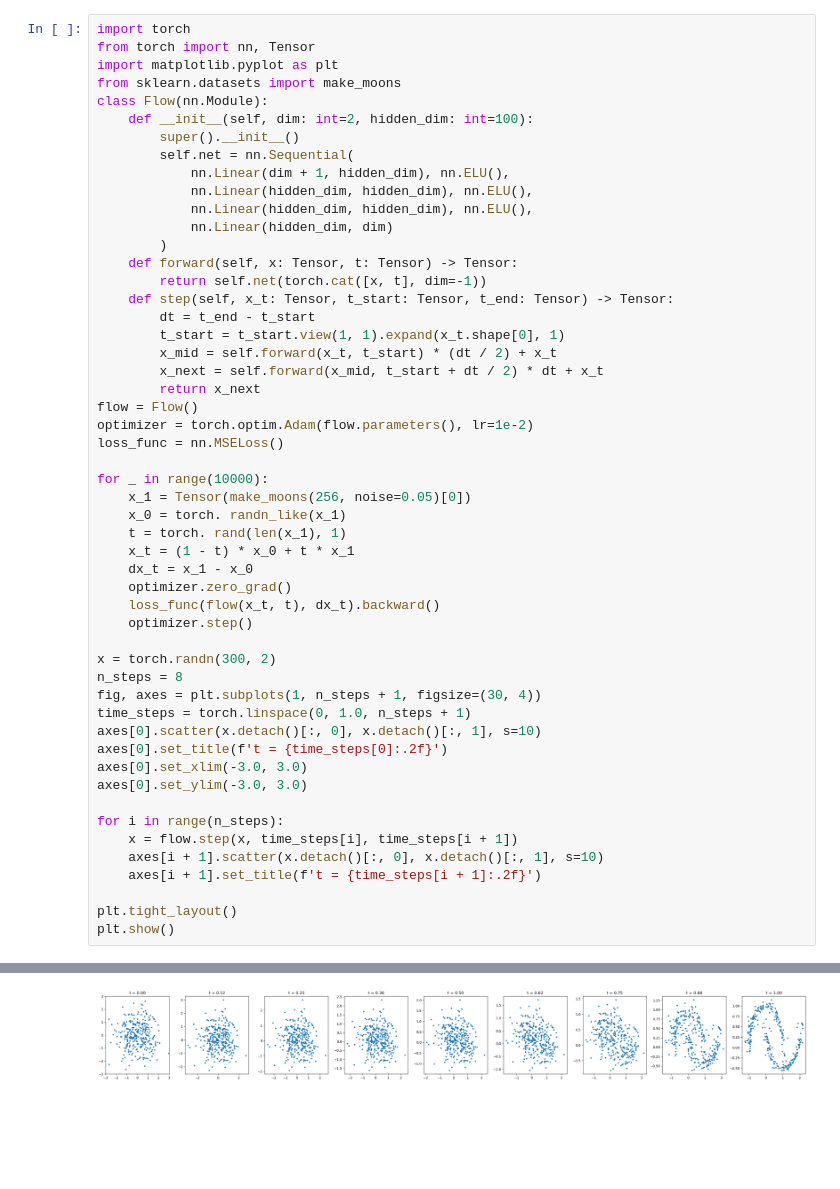
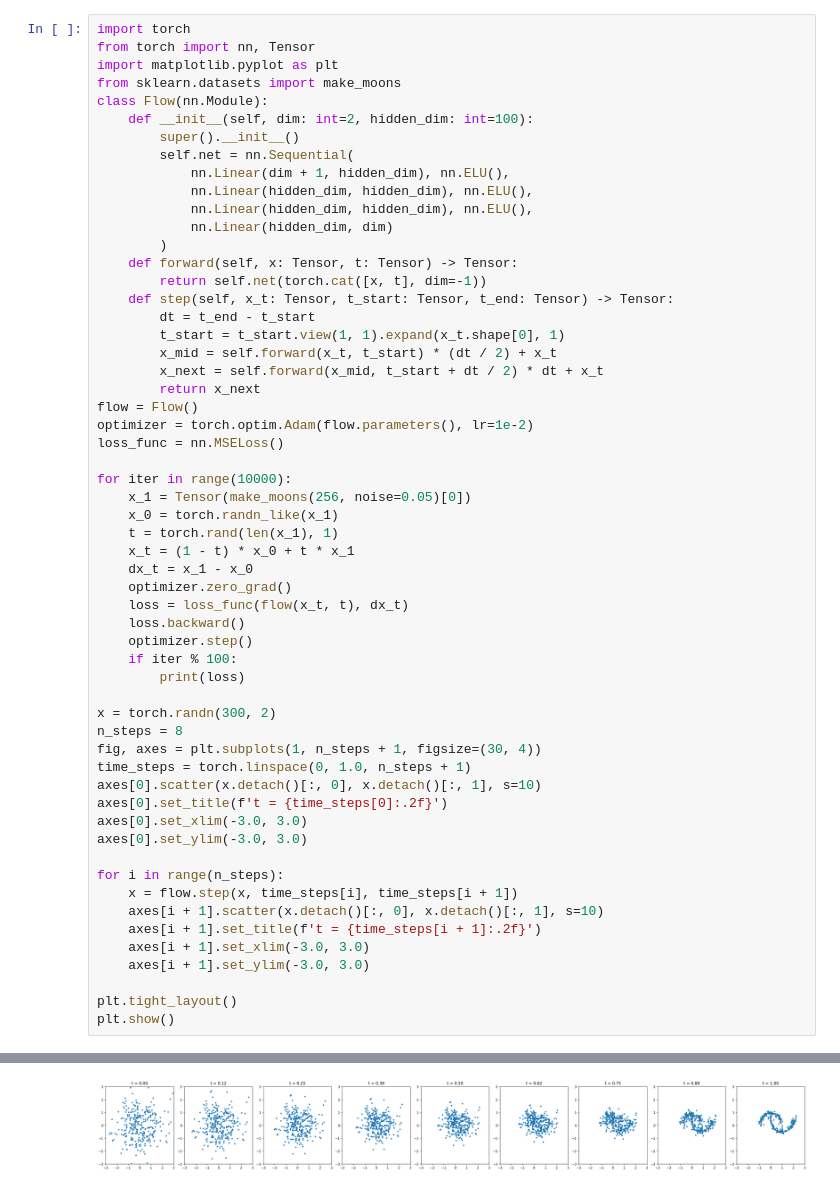
Before and after one commit to cgymmy/LearnDiffusion, a Jupyter notebook: Code/FM.ipynb, the cells around one changed output, grey strips where cells are left out. Saved outputs shown, nothing was run; the diff lists cells and outputs as text; blank space fills up the shorter version.

```diff
--- a/Code/FM.ipynb
+++ b/Code/FM.ipynb
@@ -24,15 +24,18 @@ flow = Flow()
 optimizer = torch.optim.Adam(flow.parameters(), lr=1e-2)
 loss_func = nn.MSELoss()
 
-for _ in range(10000):
+for iter in range(10000):
     x_1 = Tensor(make_moons(256, noise=0.05)[0])
-    x_0 = torch. randn_like(x_1)
-    t = torch. rand(len(x_1), 1)
+    x_0 = torch.randn_like(x_1)
+    t = torch.rand(len(x_1), 1)
     x_t = (1 - t) * x_0 + t * x_1
     dx_t = x_1 - x_0
     optimizer.zero_grad()
-    loss_func(flow(x_t, t), dx_t).backward()
+    loss = loss_func(flow(x_t, t), dx_t)
+    loss.backward()
     optimizer.step()
+    if iter % 100:
+        print(loss)
 
 x = torch.randn(300, 2)
 n_steps = 8
@@ -47,6 +50,8 @@ for i in range(n_steps):
     x = flow.step(x, time_steps[i], time_steps[i + 1])
     axes[i + 1].scatter(x.detach()[:, 0], x.detach()[:, 1], s=10)
     axes[i + 1].set_title(f't = {time_steps[i + 1]:.2f}')
+    axes[i + 1].set_xlim(-3.0, 3.0)
+    axes[i + 1].set_ylim(-3.0, 3.0)
 
 plt.tight_layout()
 plt.show()
@@ -54 +76 @@ plt.show()
-[figure, old version]
+[figure, new version]
```
Also changed, not shown: parts of 2 cells of this notebook, 10 other files.
